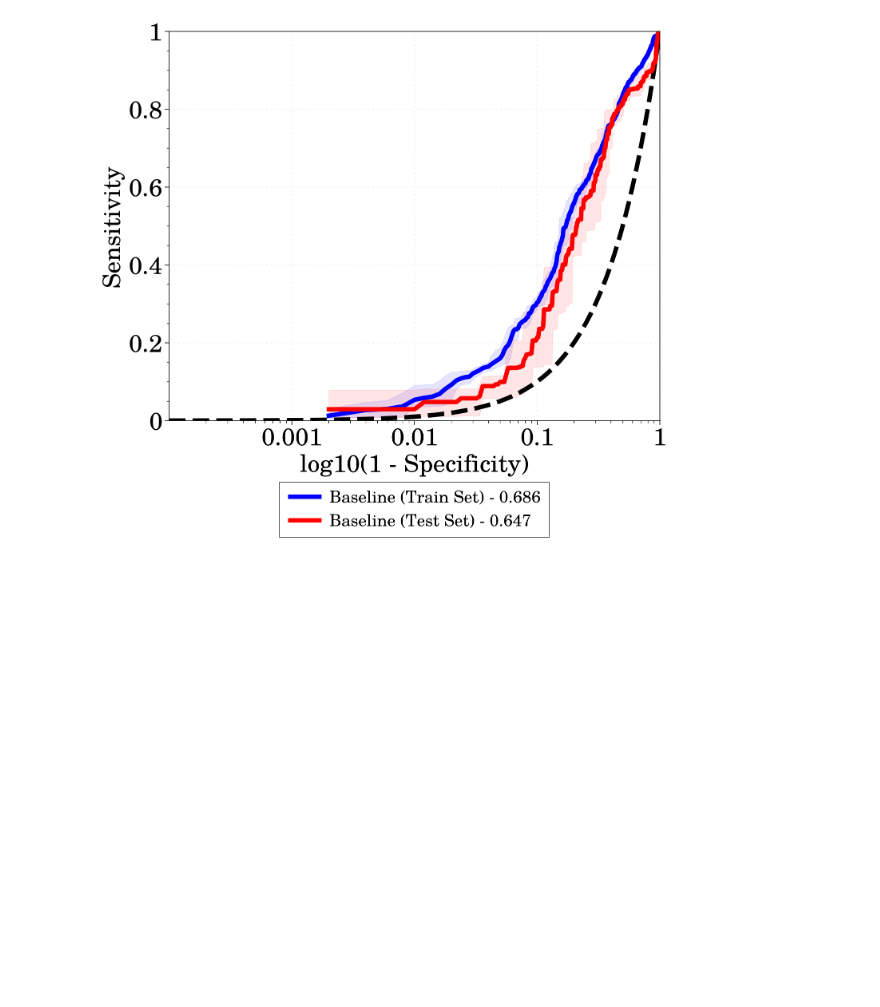
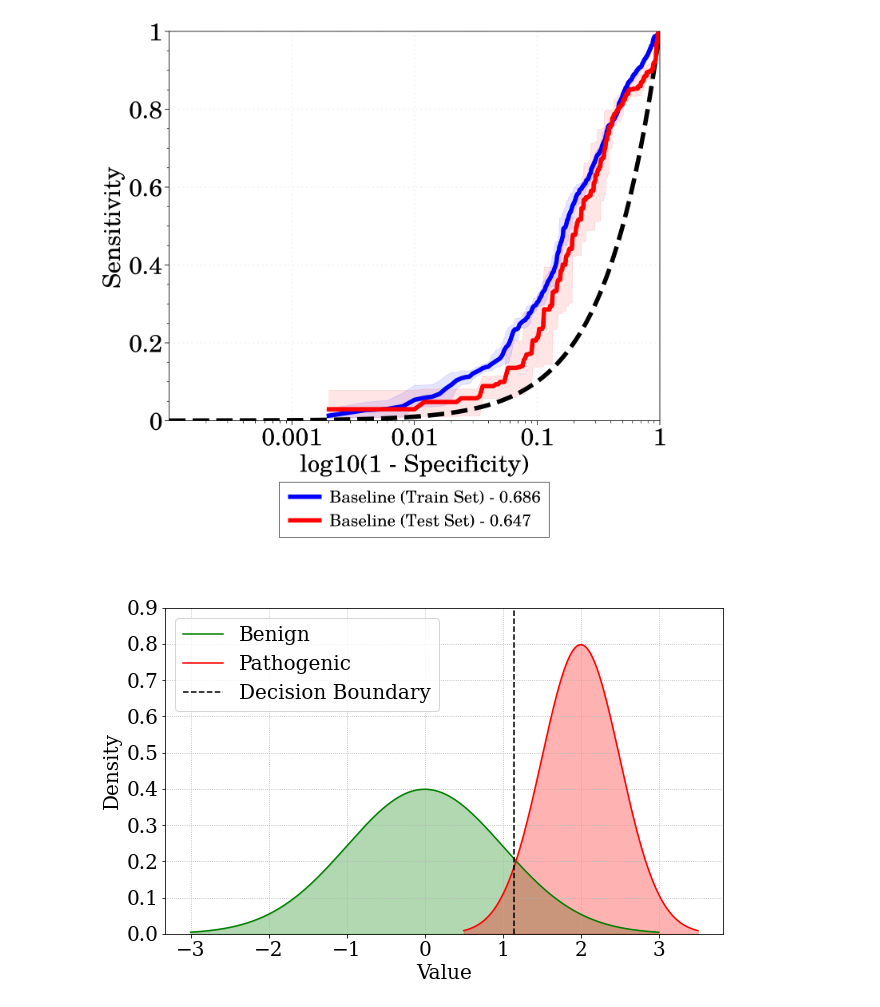
Before and after one commit to PotosnakW/disease_variant_prediction_language_model, a Jupyter notebook: evaluation/plots.ipynb, the cells around one changed output. Saved outputs shown, nothing was run; the diff lists cells and outputs as text; code cells hidden in the pictures; blank space fills up the shorter version.

Commit message:
plots

```diff
--- a/evaluation/plots.ipynb
+++ b/evaluation/plots.ipynb
@@ -42,3 +42,44 @@ plt.plot(true_labels=truth, predictions=preds, folds=folds, xrange=(0,1), yrange
 Invalid limit will be ignored.
   getattr(self, 'set_' + x + 'lim')(lim)
 [figure]
+# %%
+import numpy as np
+import matplotlib.pyplot as plt
+
+# Set up the parameters for the two normal distributions
+mu1 = 0
+sigma1 = 1
+mu2 = 2
+sigma2 = 0.5
+
+
+# Generate some random data from the two distributions
+x1 = np.linspace(mu1 - 3*sigma1, mu1 + 3*sigma1, 1000)
+x2 = np.linspace(mu2 - 3*sigma2, mu2 + 3*sigma2, 1000)
+y1 = 1/(sigma1*np.sqrt(2*np.pi))*np.exp(-(x1-mu1)**2/(2*sigma1**2))
+y2 = 1/(sigma2*np.sqrt(2*np.pi))*np.exp(-(x2-mu2)**2/(2*sigma2**2))
+
+
+fig=plt.figure(figsize=(10, 6))
+plt.rcParams['font.family'] = 'serif'
+# Plot the two normal distributions as smooth lines
+plt.plot(x1, y1, label='Benign', color='green')
+plt.plot(x2, y2, label='Pathogenic', color='red')
+plt.fill_between(x1, y1, 0, alpha=0.3, color='green')
+plt.fill_between(x2, y2, 0, alpha=0.3, color='red')
+
+plt.plot(np.repeat(1.15, 5), np.linspace(0, 1, 5), '--', color='black', label='Decision Boundary')
+
+
+# Add a legend and labels for the axes
+plt.grid(True, ls=':')
+plt.legend(fontsize=20)
+plt.xlabel('Value', fontsize=20)
+plt.ylabel('Density', fontsize=20)
+plt.ylim([0, 0.9])
+plt.xticks(fontsize=20)
+plt.yticks(fontsize=20)
+
+plt.savefig('./GMM.png')
+# %% [output]
+[figure, added]
```
